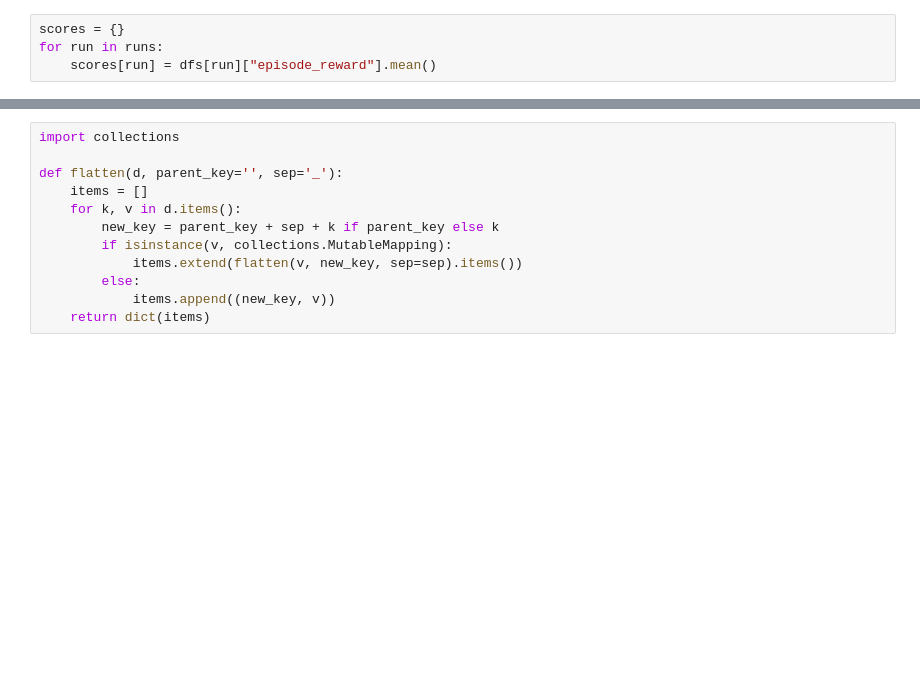
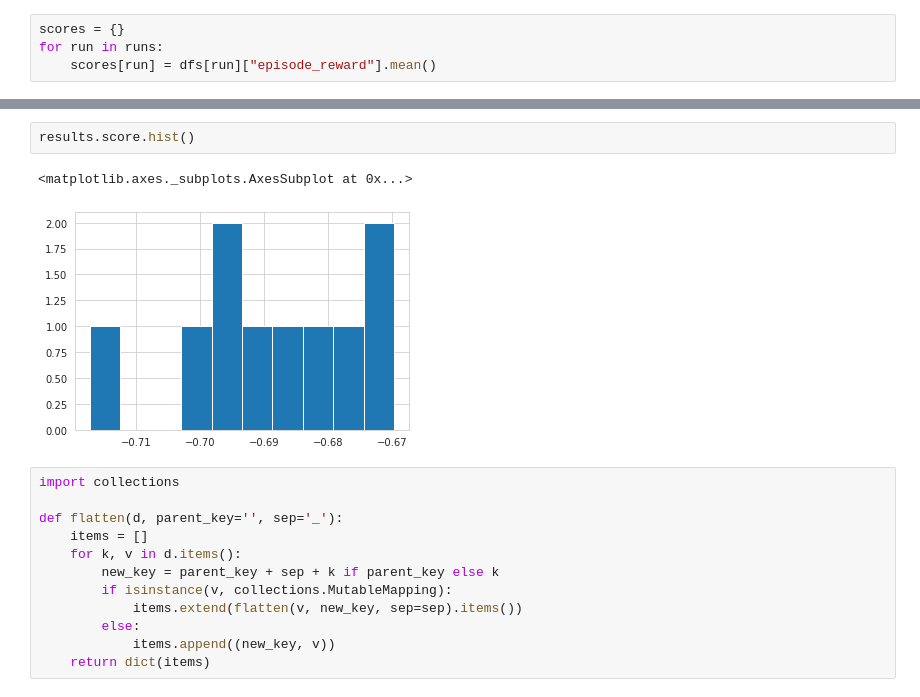
Before and after one commit to mandrecki/rl_trickery, a Jupyter notebook: notebooks/multirun_analyse.ipynb, the cells around one changed output, grey strips where cells are left out. Saved outputs shown, nothing was run; the diff lists cells and outputs as text; blank space fills up the shorter version.

```diff
--- a/notebooks/multirun_analyse.ipynb
+++ b/notebooks/multirun_analyse.ipynb
@@ -118,3 +134,8 @@ results
+# %%
+results.score.hist()
+# %% [output]
+<matplotlib.axes._subplots.AxesSubplot at 0x...>
+[figure, added]
 # %%
 import collections
 
```
Also changed, not shown: parts of 7 cells of this notebook, 6 other files.
